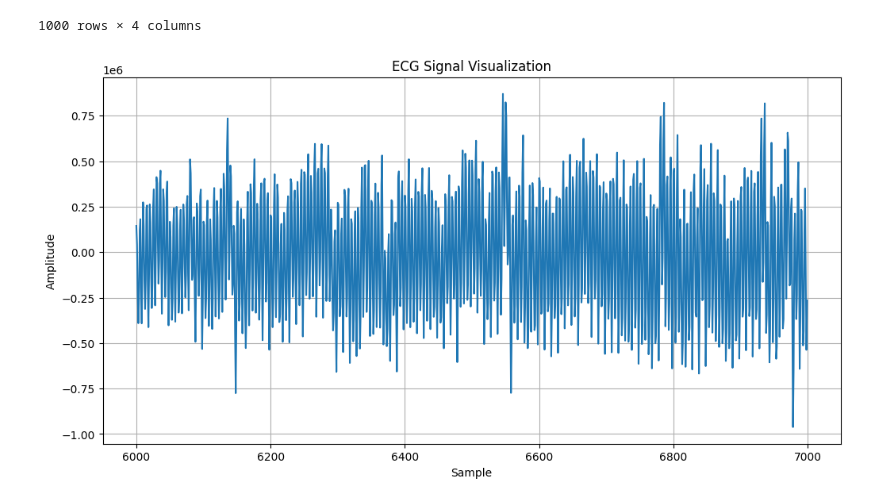
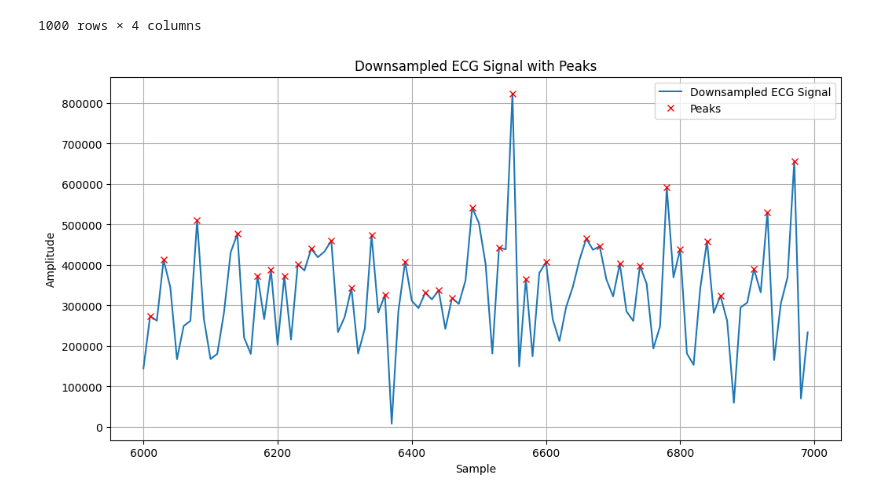
Before and after one commit to swissdeam/ECG, a Jupyter notebook: Untitled.ipynb, the cells around one changed output. Cells and saved outputs as stored; diff of their text form; code cells hidden in the pictures.

```diff
--- a/Untitled.ipynb
+++ b/Untitled.ipynb
@@ -44,16 +45,35 @@ dtype: object
 | 6999 | -265870,207366943 | -265870.207366943 | -265870.207367 | -265870 |
 1000 rows × 4 columns
 # %%
-# 2000 - 25000
+
+# plt.figure(figsize=(12, 6))
+# plt.plot(df_part.index, df_part['digits_int'])
+# plt.title("ECG Signal Visualization")
+# plt.xlabel("Sample")
+# plt.ylabel("Amplitude")
+# plt.grid(True)
+# plt.show()
+
+
+# Downsample the data
 downsample_rate = 10
+df_downsampled = df_part.iloc[::downsample_rate]
+
+# Detect peaks in the downsampled data
+peaks, _ = find_peaks(df_downsampled['digits_int'], height=0)  # Adjust height as needed
+
 plt.figure(figsize=(12, 6))
-plt.plot(df_part.index, df_part['digits_int'])
-plt.title("ECG Signal Visualization")
+plt.plot(df_downsampled.index, df_downsampled['digits_int'], label="Downsampled ECG Signal")
+plt.plot(df_downsampled.index[peaks], df_downsampled['digits_int'].iloc[peaks], "rx", label="Peaks")
+plt.title("Downsampled ECG Signal with Peaks")
 plt.xlabel("Sample")
 plt.ylabel("Amplitude")
 plt.grid(True)
+plt.legend()
+# plt.gca().invert_yaxis()
 plt.show()
 
+
 # plt.plot(data = ecg_data.columns['digits'])
 # %% [output]
-[figure, old version]
+[figure, new version]
```
Also changed, not shown: parts of 1 cell of this notebook, 1 other file.
